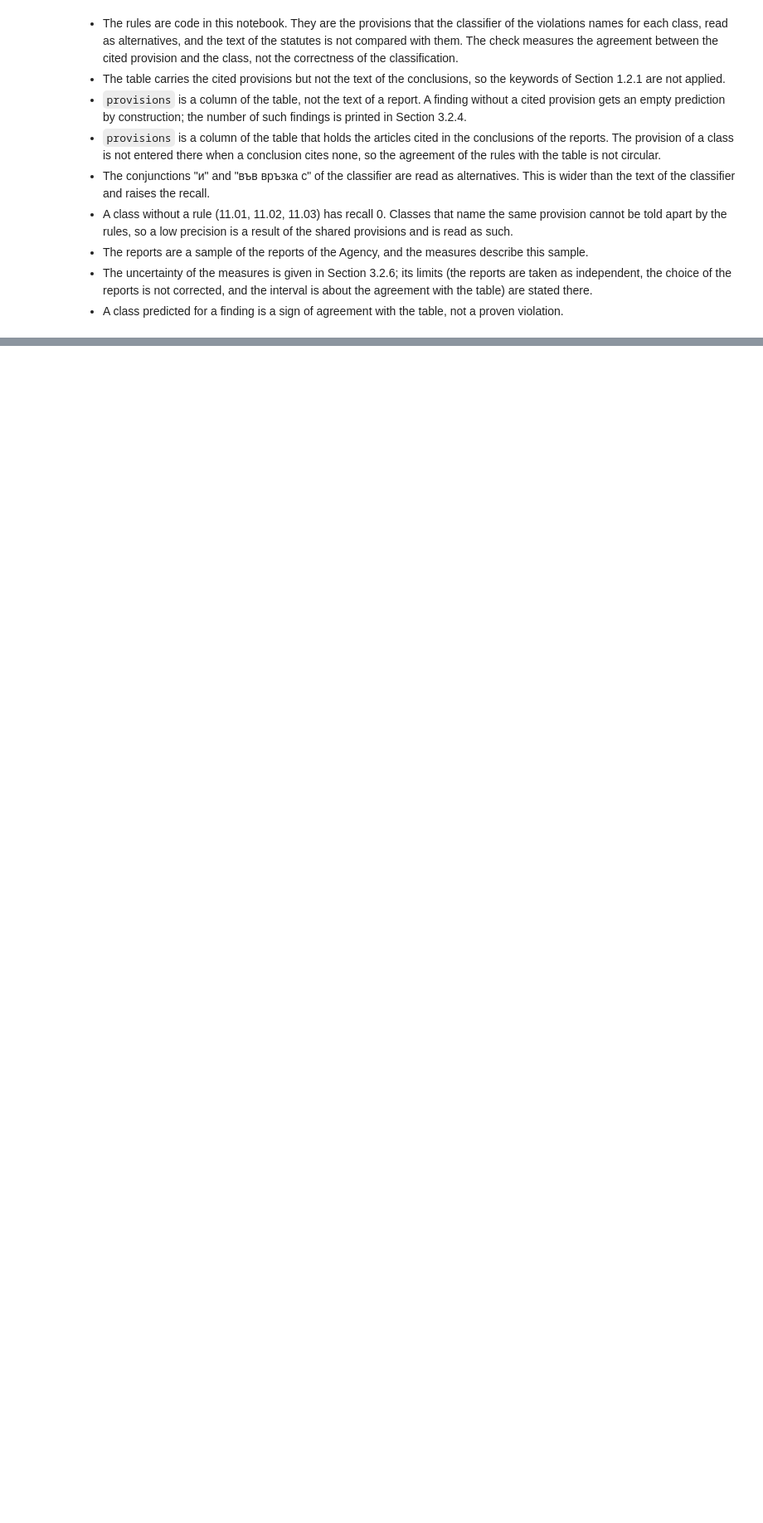
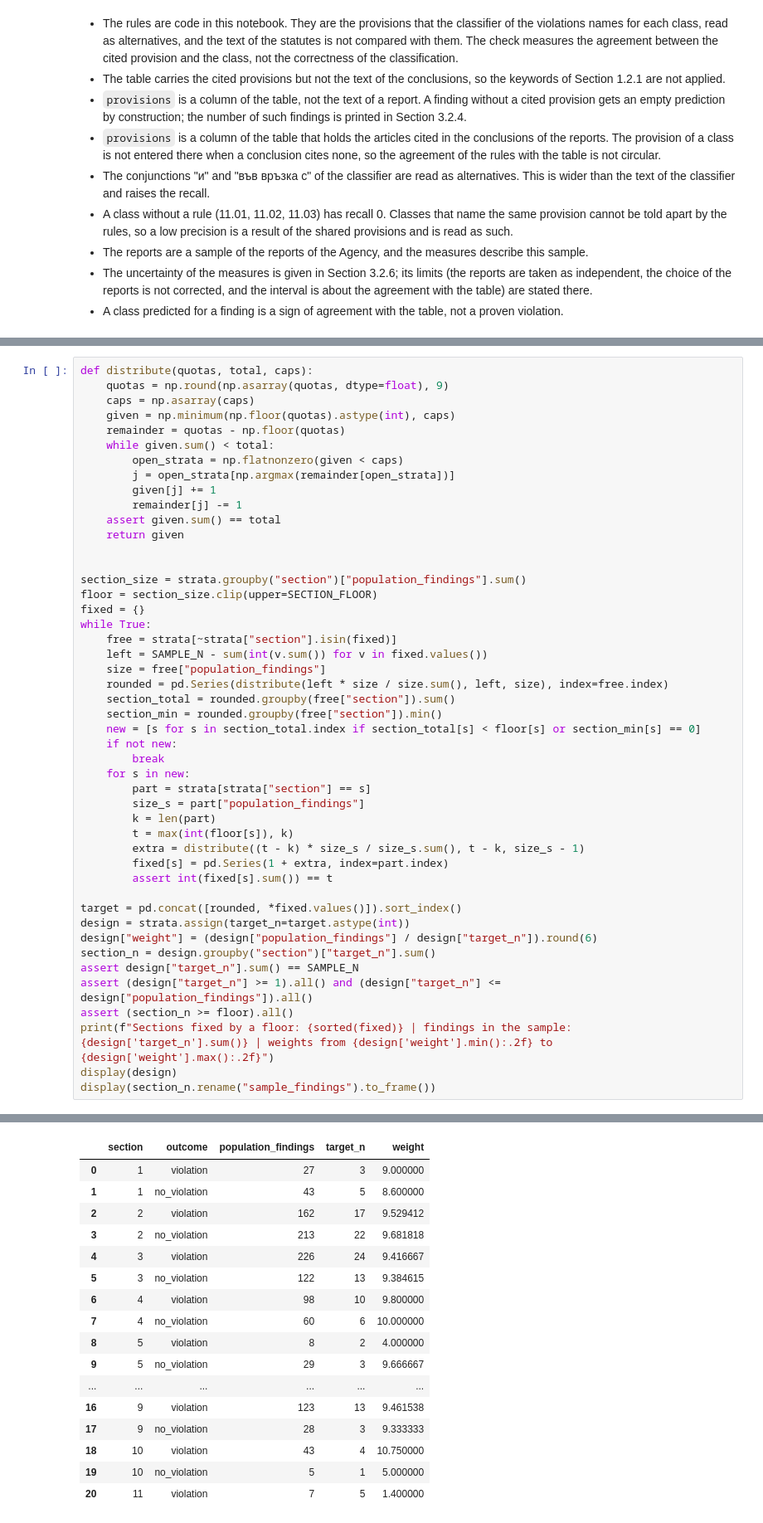
Before and after one commit to beluhov/adfi-violations-classification, a Jupyter notebook: ADFI_Violations_Classification.ipynb, the cells around one changed output, grey strips where cells are left out. Shown at 83% size. Drawn from its saved outputs; the diff is of its cells as text; blank space fills up the shorter version.

```diff
--- a/ADFI_Violations_Classification.ipynb
+++ b/ADFI_Violations_Classification.ipynb
@@ -1544,0 +1640,48 @@ The bars of the sections are higher than the bars of the classes in both panels.
+# %%
+def distribute(quotas, total, caps):
+    quotas = np.round(np.asarray(quotas, dtype=float), 9)
+    caps = np.asarray(caps)
+    given = np.minimum(np.floor(quotas).astype(int), caps)
+    remainder = quotas - np.floor(quotas)
+    while given.sum() < total:
+        open_strata = np.flatnonzero(given < caps)
+        j = open_strata[np.argmax(remainder[open_strata])]
+        given[j] += 1
+        remainder[j] -= 1
+    assert given.sum() == total
+    return given
+
+
+section_size = strata.groupby("section")["population_findings"].sum()
+floor = section_size.clip(upper=SECTION_FLOOR)
+fixed = {}
+while True:
+    free = strata[~strata["section"].isin(fixed)]
+    left = SAMPLE_N - sum(int(v.sum()) for v in fixed.values())
+    size = free["population_findings"]
+    rounded = pd.Series(distribute(left * size / size.sum(), left, size), index=free.index)
+    section_total = rounded.groupby(free["section"]).sum()
+    section_min = rounded.groupby(free["section"]).min()
+    new = [s for s in section_total.index if section_total[s] < floor[s] or section_min[s] == 0]
+    if not new:
+        break
+    for s in new:
+        part = strata[strata["section"] == s]
+        size_s = part["population_findings"]
+        k = len(part)
+        t = max(int(floor[s]), k)
+        extra = distribute((t - k) * size_s / size_s.sum(), t - k, size_s - 1)
+        fixed[s] = pd.Series(1 + extra, index=part.index)
+        assert int(fixed[s].sum()) == t
+
+target = pd.concat([rounded, *fixed.values()]).sort_index()
+design = strata.assign(target_n=target.astype(int))
+design["weight"] = (design["population_findings"] / design["target_n"]).round(6)
+section_n = design.groupby("section")["target_n"].sum()
+assert design["target_n"].sum() == SAMPLE_N
+assert (design["target_n"] >= 1).all() and (design["target_n"] <= design["population_findings"]).all()
+assert (section_n >= floor).all()
+print(f"Sections fixed by a floor: {sorted(fixed)} | findings in the sample: {design['target_n'].sum()} | weights from {design['weight'].min():.2f} to {design['weight'].max():.2f}")
+display(design)
+display(section_n.rename("sample_findings").to_frame())
+# %% [output]
@@ -1544,0 +1689,17 @@ The bars of the sections are higher than the bars of the classes in both panels.
+|  | section | outcome | population_findings | target_n | weight |
+| 0 | 1 | violation | 27 | 3 | 9.000000 |
+| 1 | 1 | no_violation | 43 | 5 | 8.600000 |
+| 2 | 2 | violation | 162 | 17 | 9.529412 |
+| 3 | 2 | no_violation | 213 | 22 | 9.681818 |
+| 4 | 3 | violation | 226 | 24 | 9.416667 |
+| 5 | 3 | no_violation | 122 | 13 | 9.384615 |
+| 6 | 4 | violation | 98 | 10 | 9.800000 |
+| 7 | 4 | no_violation | 60 | 6 | 10.000000 |
+| 8 | 5 | violation | 8 | 2 | 4.000000 |
+| 9 | 5 | no_violation | 29 | 3 | 9.666667 |
+| ... | ... | ... | ... | ... | ... |
+| 16 | 9 | violation | 123 | 13 | 9.461538 |
+| 17 | 9 | no_violation | 28 | 3 | 9.333333 |
+| 18 | 10 | violation | 43 | 4 | 10.750000 |
+| 19 | 10 | no_violation | 5 | 1 | 5.000000 |
+| 20 | 11 | violation | 7 | 5 | 1.400000 |
```
Also changed, not shown: parts of 17 cells of this notebook, 3 other files.
